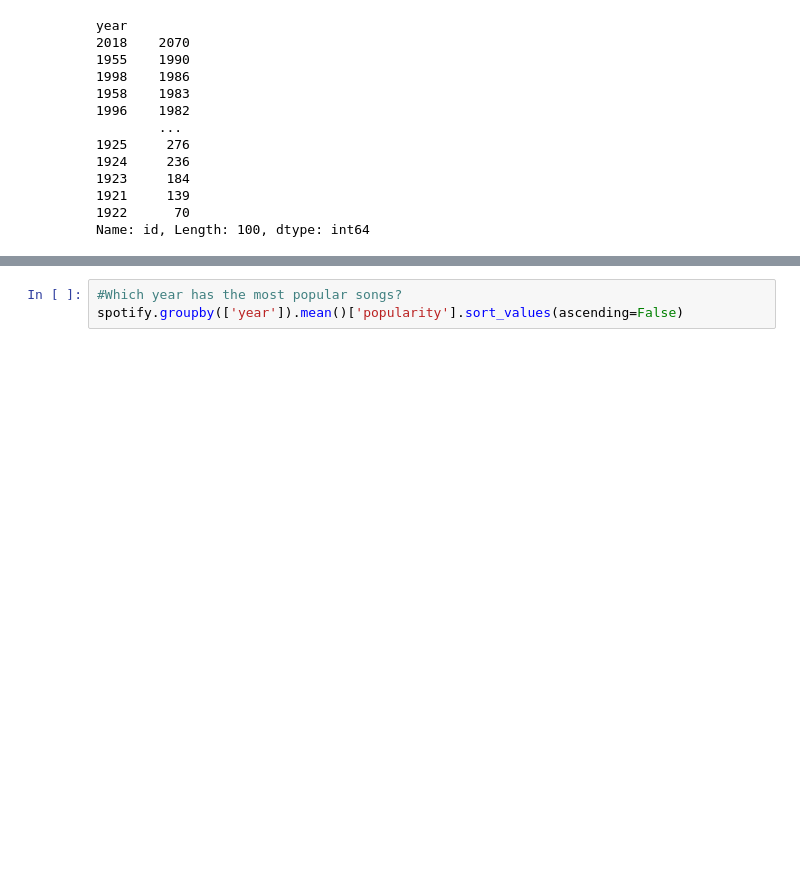
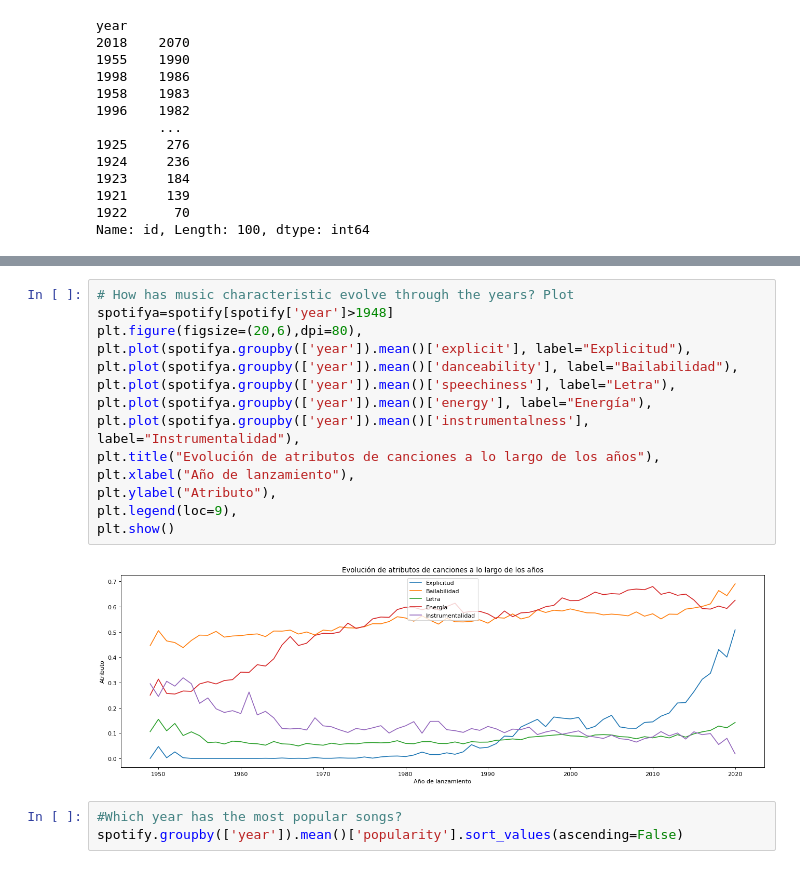
Before and after one commit to preluis/Project-portfolio, a Jupyter notebook: Notebooks/analisis_inicial.ipynb, the cells around one changed output, grey strips where cells are left out. Drawn from its saved outputs; the diff is of its cells as text; blank space fills up the shorter version.

```diff
--- a/Notebooks/analisis_inicial.ipynb
+++ b/Notebooks/analisis_inicial.ipynb
@@ -170,3 +261,19 @@ Name: id, Length: 100, dtype: int64
+# %%
+# How has music characteristic evolve through the years? Plot
+spotifya=spotify[spotify['year']>1948]
+plt.figure(figsize=(20,6),dpi=80),
+plt.plot(spotifya.groupby(['year']).mean()['explicit'], label="Explicitud"),
+plt.plot(spotifya.groupby(['year']).mean()['danceability'], label="Bailabilidad"),
+plt.plot(spotifya.groupby(['year']).mean()['speechiness'], label="Letra"),
+plt.plot(spotifya.groupby(['year']).mean()['energy'], label="Energía"),
+plt.plot(spotifya.groupby(['year']).mean()['instrumentalness'], label="Instrumentalidad"),
+plt.title("Evolución de atributos de canciones a lo largo de los años"),
+plt.xlabel("Año de lanzamiento"),
+plt.ylabel("Atributo"),
+plt.legend(loc=9),
+plt.show()
+# %% [output]
+[figure, added]
 # %%
 #Which year has the most popular songs?
 spotify.groupby(['year']).mean()['popularity'].sort_values(ascending=False)
```
Also changed, not shown: parts of 9 cells of this notebook, 8 other files.
